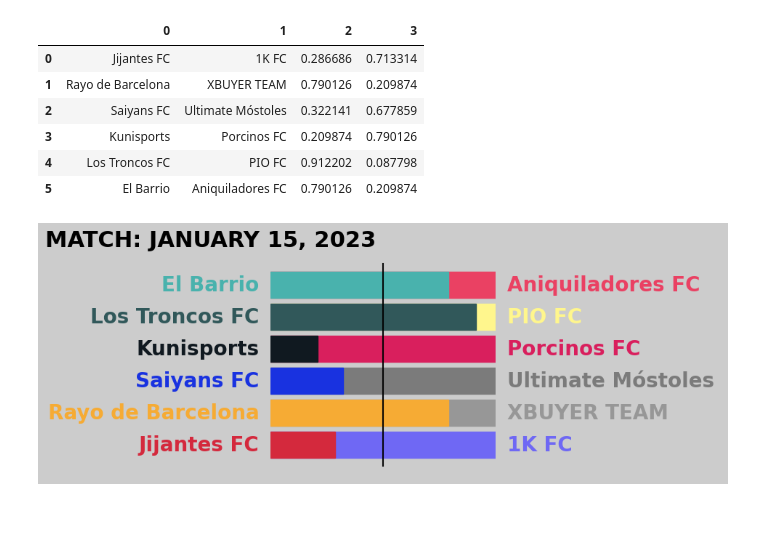
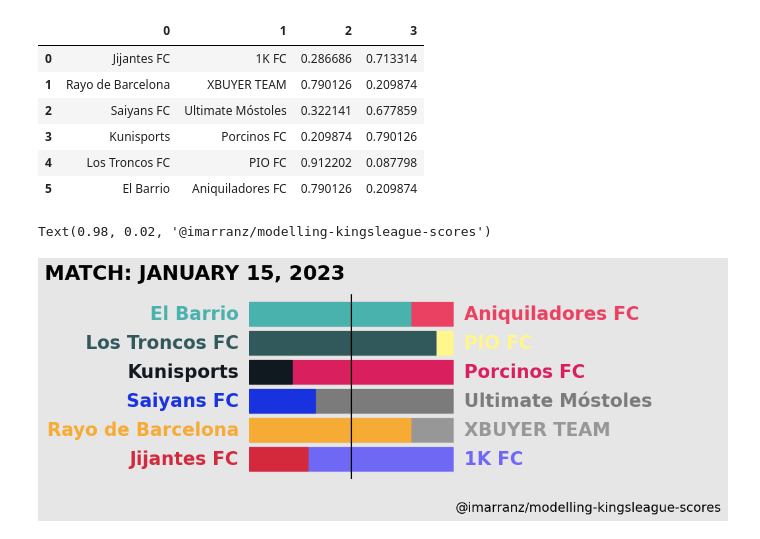
Before and after one commit to imarranz/modelling-kingsleague-scores, a Jupyter notebook: notebooks/20220111-IMA-Probabilities.ipynb, the cells around one changed output. Cells and saved outputs as stored; diff of their text form; code cells hidden in the pictures; blank space fills up the shorter version.

```diff
--- a/notebooks/20220111-IMA-Probabilities.ipynb
+++ b/notebooks/20220111-IMA-Probabilities.ipynb
@@ -381,7 +382,7 @@ team_colors = {'1K FC': '#6f68f4',
 fig, (ax1, ax2, ax3) = plt.subplots(nrows = 1,
                                     ncols = 3,
                                     figsize = (12, 4),
-                                    facecolor = '0.8')
+                                    facecolor = '0.9')
 
 for ax in [ax1,ax2,ax3]:
     ax.axis('off')
@@ -396,31 +397,33 @@ for match, team1, team2, probability in zip(range(6),
     ax1.text(x = 0.95,
              y = match + 0.8,
              s = team1,
              color = team_colors[team1],
              fontweight = "bold",
              ha = 'right',
              fontsize = 20)
 
     ax2.add_patch(Rectangle(xy = (0.0, match + 1 - 0.4),
                             width = 1.00,
                             height = 0.8,
                             color = team_colors[team2]))
 
     ax2.add_patch(Rectangle(xy = (0.0, match + 1 - 0.4),
                             width = probability,
                             height = 0.8,
                             color = team_colors[team1]))
 
     ax3.text(x = 0.05,
              y = match + 0.8,
              s = team2,
              color = team_colors[team2],
              fontweight = "bold",
              ha = 'left',
              fontsize = 20)
 
 ax2.axvline(x = 0.5, ymin = 0.05, ymax = 0.95, color = 'black')
 ax1.set_title('match: January 15, 2023'.upper(), loc = 'left', fontweight = 'bold', fontsize = 22)
 fig.subplots_adjust(wspace = 0.00)
+plt.gcf().text(0.98, 0.02, '@imarranz/modelling-kingsleague-scores', fontsize = 14, ha = 'right')
 # %% [output]
+Text(0.98, 0.02, '@imarranz/modelling-kingsleague-scores')
-[figure, old version]
+[figure, new version]
```
Also changed, not shown: parts of 1 cell of this notebook.
